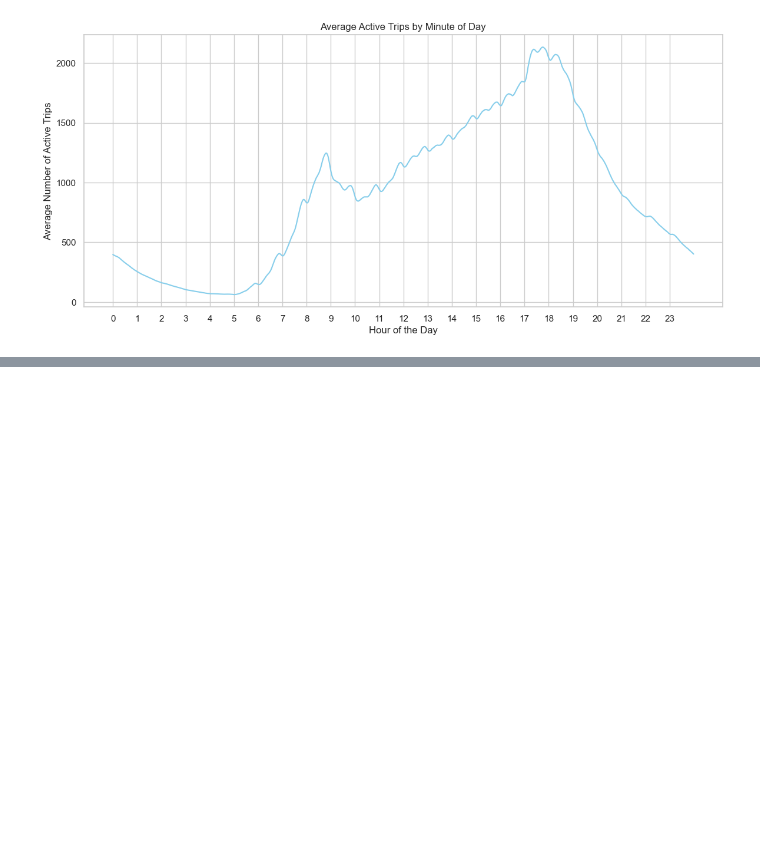
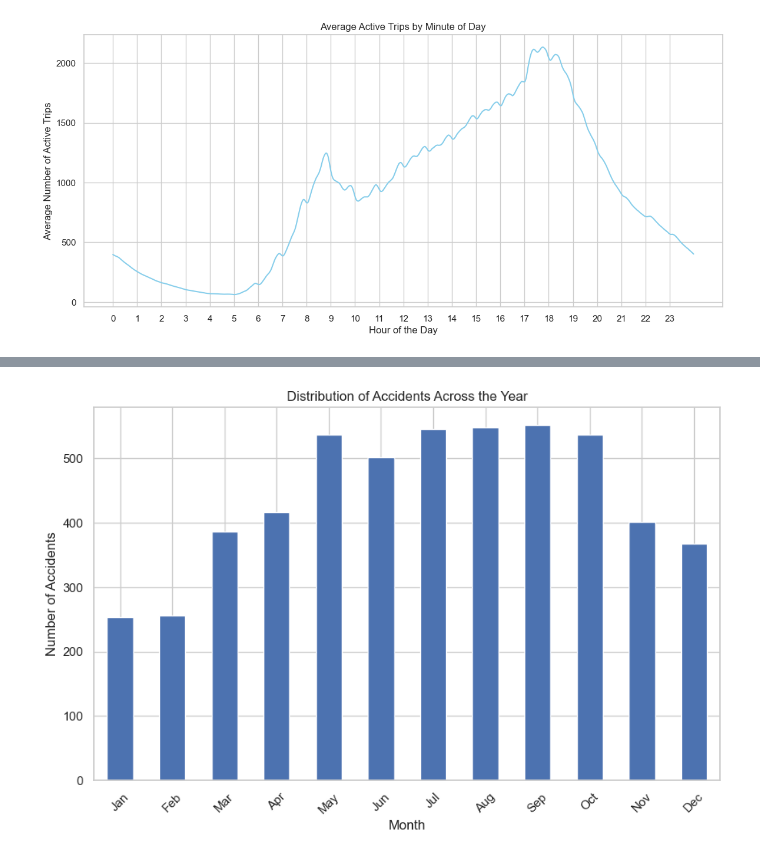
Before and after one commit to aziztnani/Citibike_insurance, a Jupyter notebook: notebooks/citibike_data_analysis.ipynb, the cells around one changed output, grey strips where cells are left out. Saved outputs shown, nothing was run; the diff lists cells and outputs as text; code cells hidden in the pictures; blank space fills up the shorter version.

```diff
--- a/notebooks/citibike_data_analysis.ipynb
+++ b/notebooks/citibike_data_analysis.ipynb
@@ -292,0 +374,18 @@ plt.show()
+# %%
+# Convert the crash_date column to datetime format for easier manipulation
+df_accidents['crash_date'] = pd.to_datetime(df_accidents['crash_date'])
+
+# Extract month and year from the crash date to analyze the distribution across the year
+df_accidents['month'] = df_accidents['crash_date'].dt.month
+df_accidents['year'] = df_accidents['crash_date'].dt.year
+
+# Plot the distribution of accidents across months
+plt.figure(figsize=(10, 6))
+df_accidents['month'].value_counts().sort_index().plot(kind='bar')
+plt.title('Distribution of Accidents Across the Year')
+plt.xlabel('Month')
+plt.ylabel('Number of Accidents')
+plt.xticks(ticks=range(12), labels=['Jan', 'Feb', 'Mar', 'Apr', 'May', 'Jun', 'Jul', 'Aug', 'Sep', 'Oct', 'Nov', 'Dec'], rotation=45)
+plt.show()
+# %% [output]
+[figure, added]
```
Also changed, not shown: parts of 13 cells of this notebook, 1 other file.
